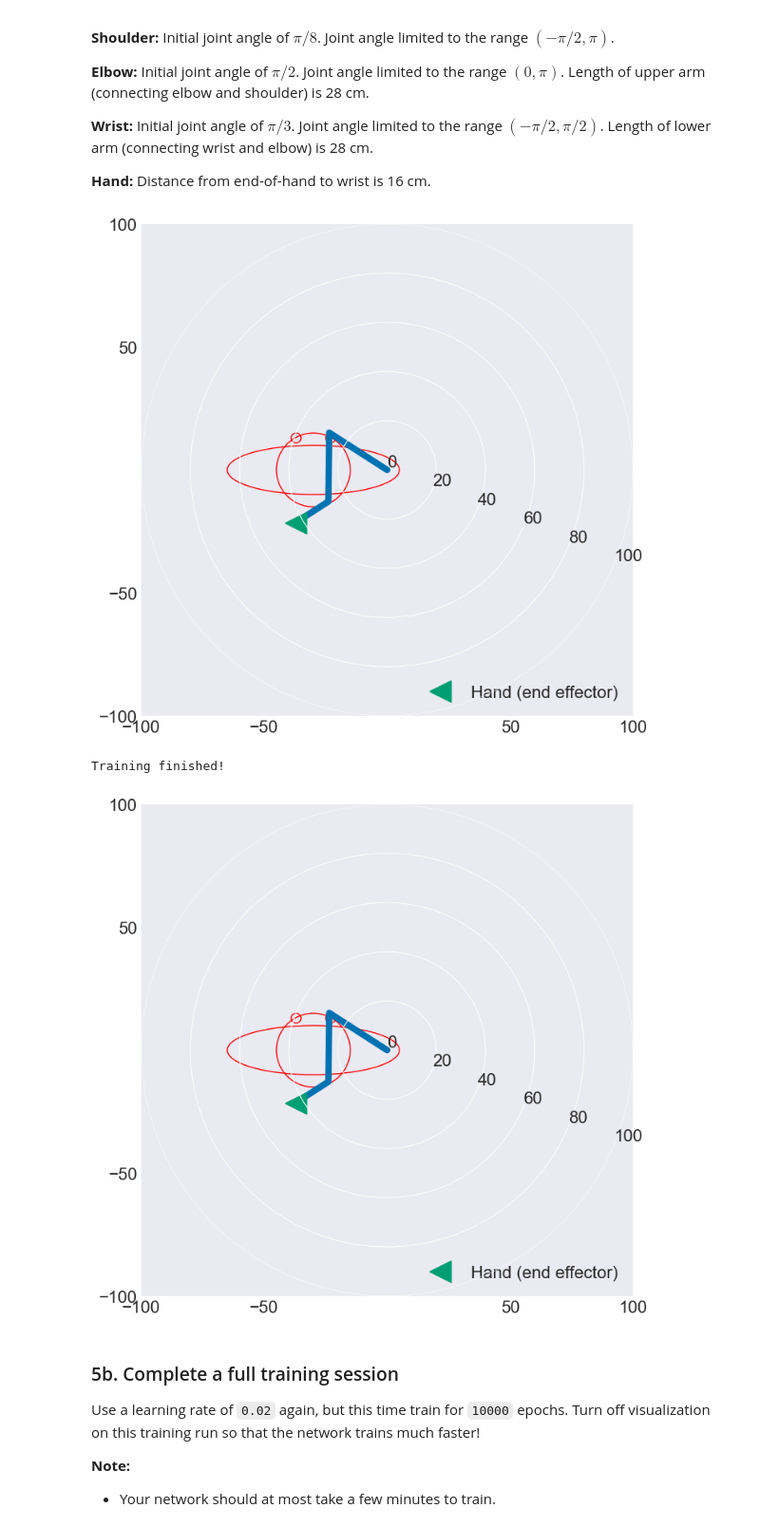
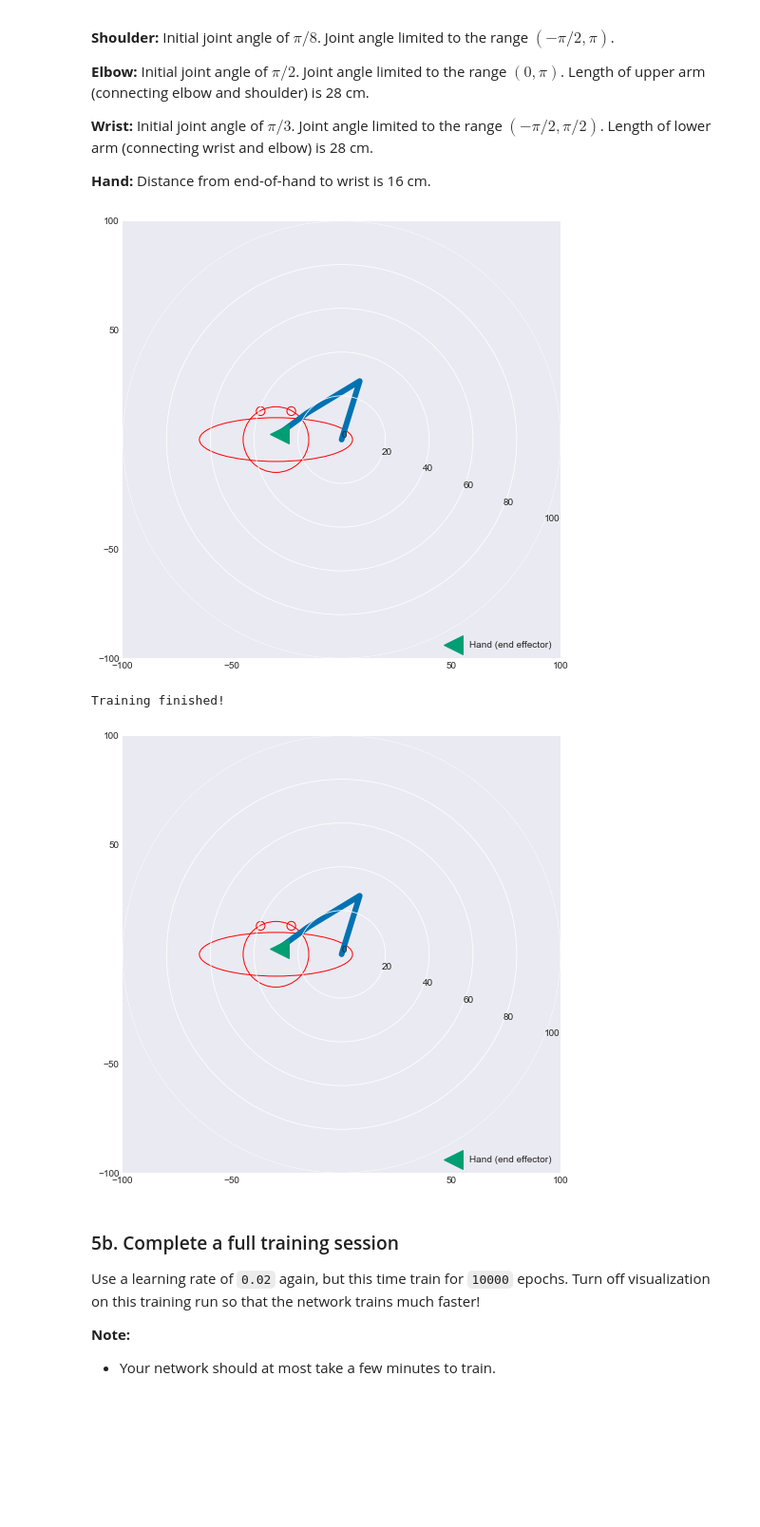
Before and after one commit to mqwen24/CS443_Projects, a Jupyter notebook: p3/learning_to_reach.ipynb, the cells around one changed output. Shown at 95% size. Drawn from its saved outputs; the diff is of its cells as text; code cells hidden in the pictures; blank space fills up the shorter version.

```diff
--- a/p3/learning_to_reach.ipynb
+++ b/p3/learning_to_reach.ipynb
@@ -73,17 +73,17 @@ def make_arm(lr):
 
     return arm
 # %%
-%matplotlib notebook
+# %matplotlib notebook
 %matplotlib inline
 # TODO: Make Arm object with learning rate of 0.02
 arm = make_arm(0.02)
 
 # TODO: Train your Arm below
-arm.train()
+arm.train(epochs=100, randomize_joints_every=10, n_babbles=9, verbose=True, print_every=20, visualize=True)
 # %% [output]
-[figure, old version]
+[figure, new version]
 Training finished!
-[figure, old version]
+[figure, new version]
 # %% [markdown]
 ### 5b. Complete a full training session
 
```
Also changed, not shown: parts of 3 cells of this notebook, 3 other files.
